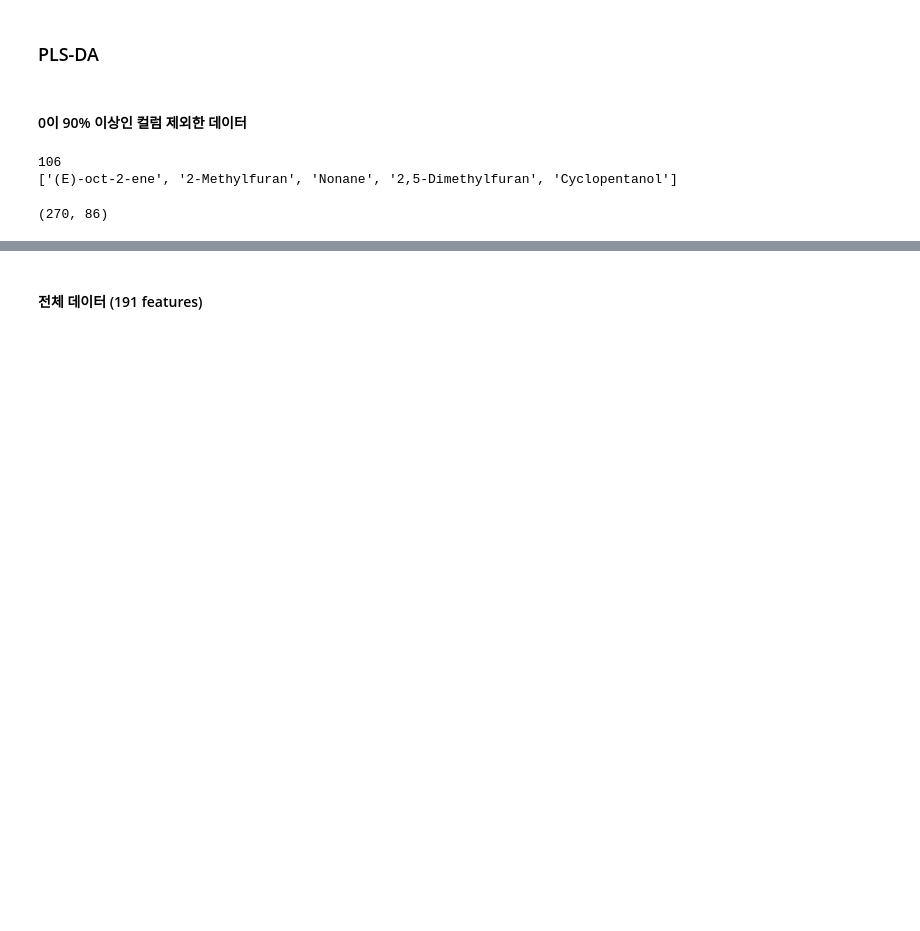
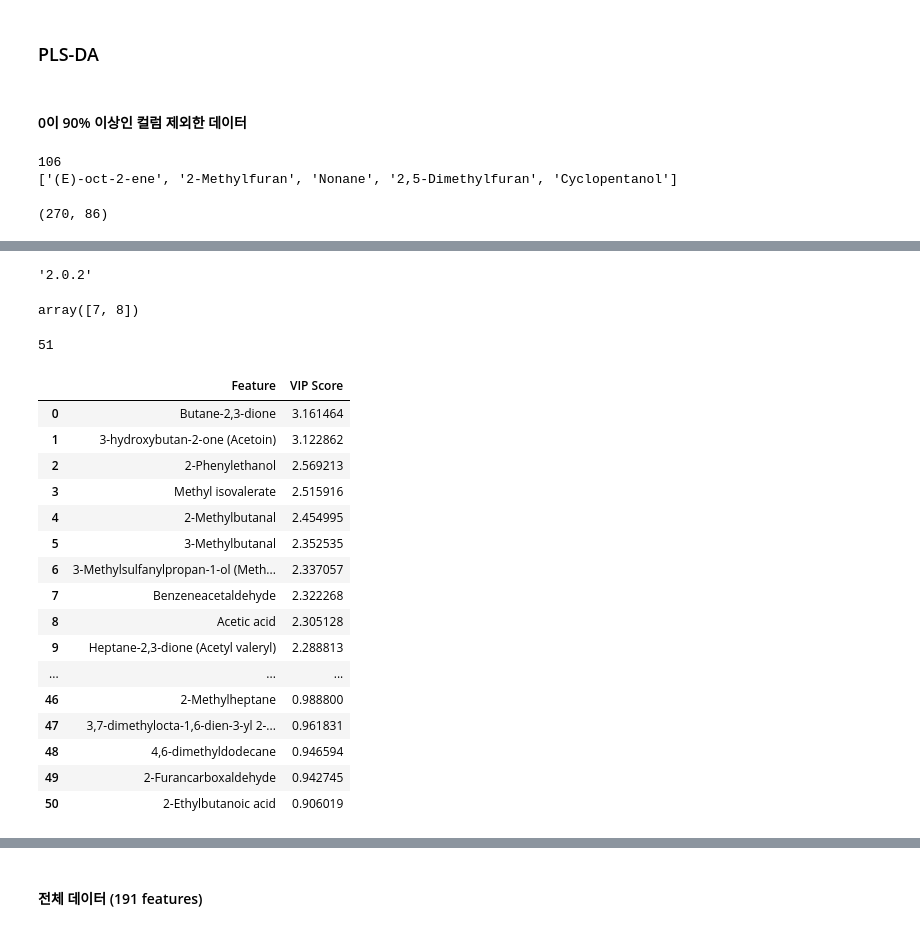
Before and after one commit to cosmos17/2025_STLab, a Jupyter notebook: Flavor/01_Volatile.ipynb, the cells around one changed output, grey strips where cells are left out. Drawn from its saved outputs; the diff is of its cells as text; code cells hidden in the pictures; blank space fills up the shorter version.

```diff
--- a/Flavor/01_Volatile.ipynb
+++ b/Flavor/01_Volatile.ipynb
@@ -373,10 +368,26 @@ def my_PLS_DA(X_train, X_test, Y_train, Y_test, n_components_=2):
     y_pred_flatten = [x.argmax() for x in y_pred]
 
     return pls, y_pred_flatten, Y_test
-# %%
-pls_model, y_pred, y_test_am = my_PLS_DA(*my_preprocessing(tdata2, 'days'))
 # %%
 def plsda_result(y_test, y_pred):
     print("Accuracy :", np.round(accuracy_score(y_test, y_pred), 4))
     print(confusion_matrix(y_test, y_pred))
     print(classification_report(y_test, y_pred))
+# %%
+# PLS 모델로부터 VIP 점수를 계산하는 함수 정의
+def calculate_vip(pls_model):
+    T = pls_model.x_scores_      # X score 행렬 (샘플별 컴포넌트), 샘플 수 x 컴포넌트 수
+    W = pls_model.x_weights_     # X weight 행렬 (X의 feature가 컴포넌트를 만드는데 기여한 정도) 특성 수 x 컴포넌트 수
+    Q = pls_model.y_loadings_    # Y 로딩 행렬 (컴포넌트가 Y를 설명하는데 얼마나 기여하는가) Y 변수 수 x 컴포넌트 수
+
+    p, h = W.shape                # p: X feature 수, h: 컴포넌트 수
+
+    # 컴포넌트별 설명된 분산(SS)을 계산
+    SS = np.sum((T ** 2) @ (Q.T ** 2), axis=0)
+
+    vip_scores = np.zeros(p)     # VIP 점수 저장 배열 초기화
+    for i in range(p):           # 각 특성에 대해 반복
+        weight = np.array([(W[i, j] ** 2) / np.sum(W[:, j] ** 2) for j in range(h)])  # 특성별 중요도 비율 계산
+        vip_scores[i] = np.sqrt(p * np.sum(SS * weight) / np.sum(SS))                 # VIP 점수 계산
+
+    return vip_scores
@@ -382,0 +400,48 @@ def plsda_result(y_test, y_pred):
+# %%
+np.__version__
+# %% [output]
+'2.0.2'
+# %%
+a = np.array([[1, 0],
+              [0, 2],
+              [1, 1]])
+b = np.array([[-1, 1],
+              [3, 2]])
+
+np.sum(a @ b, axis=0)
+# %% [output]
+array([7, 8])
+# %%
+vip_scores3 = calculate_vip(pls_model3)
+# len(vip_scores3)
+vip_df = pd.DataFrame({
+    'Feature': x3.columns,
+    'VIP Score': vip_scores3
+}).sort_values(by='VIP Score', ascending=False)
+
+vip_df.reset_index(drop=True, inplace=True)
+
+# 중요한 피처 선택 (VIP Score >= 0.9)
+important_features = vip_df[vip_df['VIP Score'] >= 0.9]['Feature'].tolist()
+# %%
+print(len(vip_df.loc[vip_df['VIP Score'] >= 0.9]))
+vip_df.loc[vip_df['VIP Score'] >= 0.9]
+# %% [output]
+51
+|  | Feature | VIP Score |
+| 0 | Butane-2,3-dione | 3.161464 |
+| 1 | 3-hydroxybutan-2-one (Acetoin) | 3.122862 |
+| 2 | 2-Phenylethanol | 2.569213 |
+| 3 | Methyl isovalerate | 2.515916 |
+| 4 | 2-Methylbutanal | 2.454995 |
+| 5 | 3-Methylbutanal | 2.352535 |
+| 6 | 3-Methylsulfanylpropan-1-ol (Meth... | 2.337057 |
+| 7 | Benzeneacetaldehyde | 2.322268 |
+| 8 | Acetic acid | 2.305128 |
+| 9 | Heptane-2,3-dione (Acetyl valeryl) | 2.288813 |
+| ... | ... | ... |
+| 46 | 2-Methylheptane | 0.988800 |
+| 47 | 3,7-dimethylocta-1,6-dien-3-yl 2-... | 0.961831 |
+| 48 | 4,6-dimethyldodecane | 0.946594 |
+| 49 | 2-Furancarboxaldehyde | 0.942745 |
+| 50 | 2-Ethylbutanoic acid | 0.906019 |
```
Also changed, not shown: parts of 29 cells of this notebook, 2 other files.
